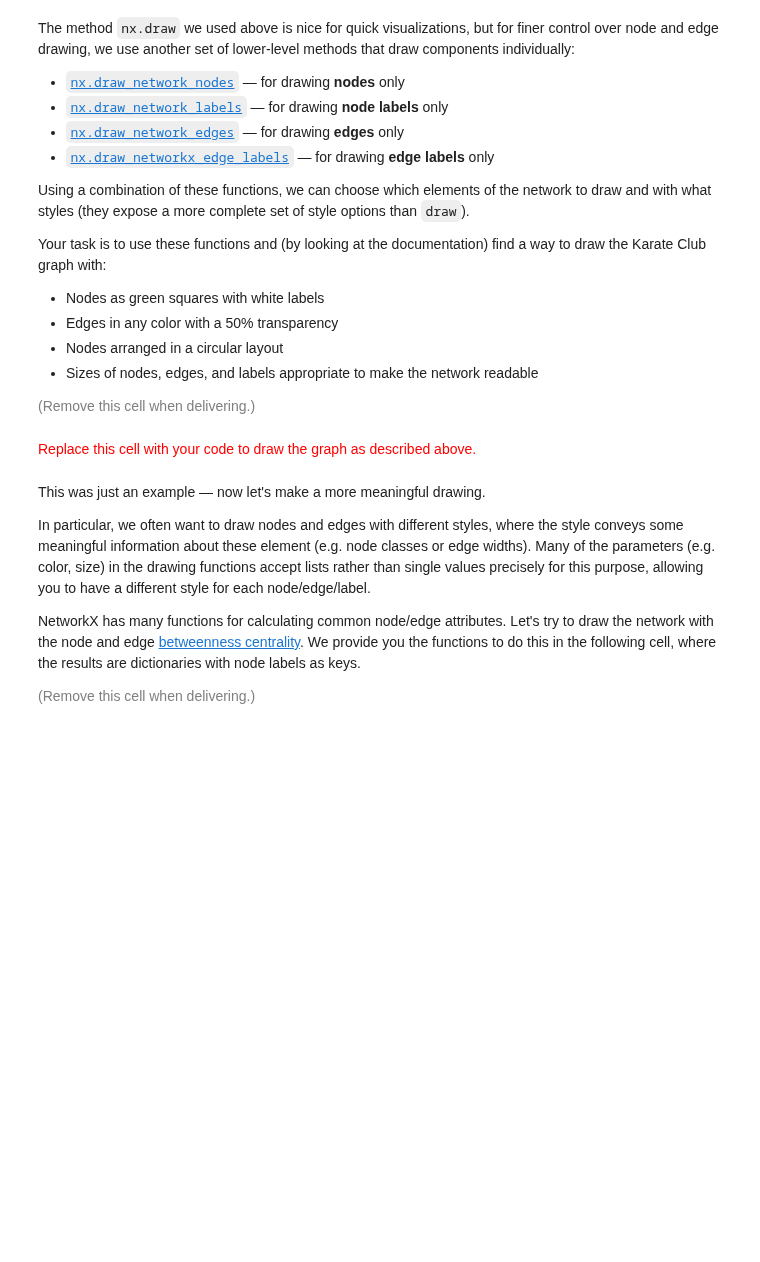
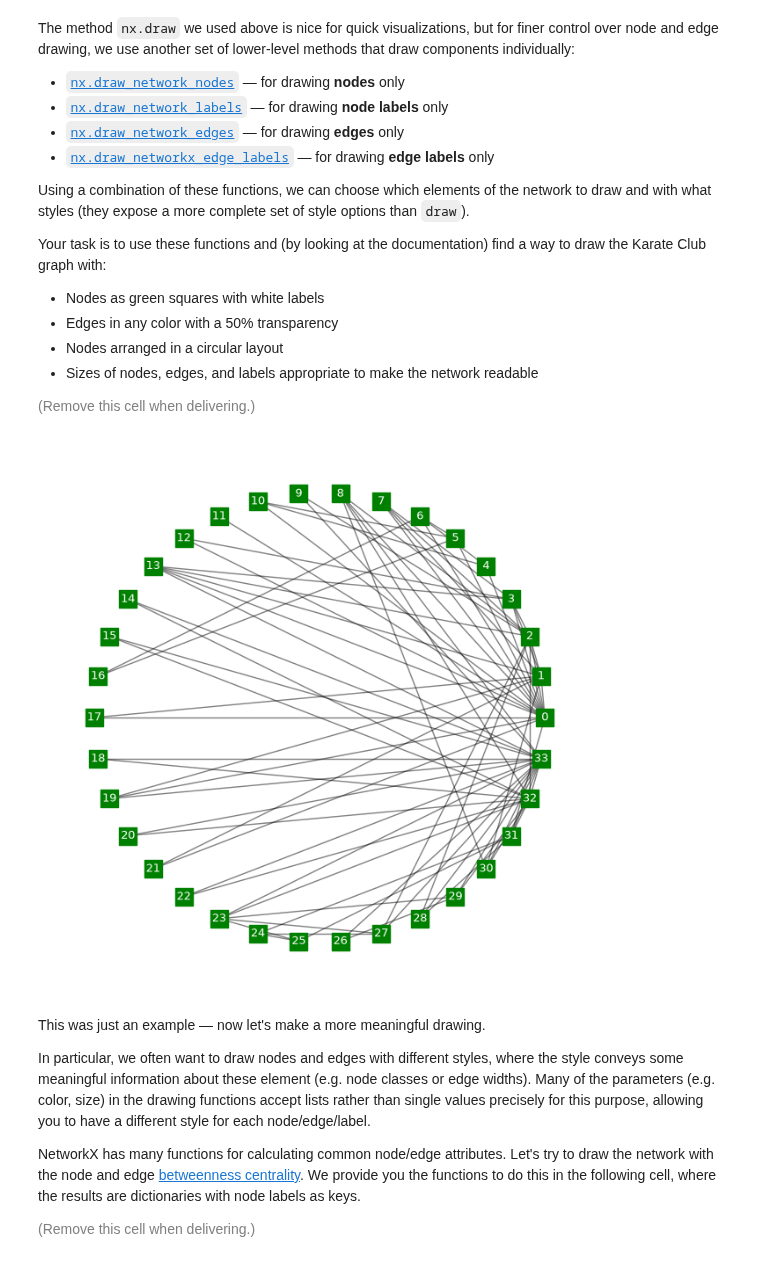
Before and after one commit to polroviraalm/networks-science-course, a Jupyter notebook: practicum/ps01-networkx-pandas-2026 enunciat.ipynb, the cells around one changed output. Saved outputs shown, nothing was run; the diff lists cells and outputs as text; code cells hidden in the pictures; blank space fills up the shorter version.

```diff
--- a/practicum/ps01-networkx-pandas-2026 enunciat.ipynb
+++ b/practicum/ps01-networkx-pandas-2026 enunciat.ipynb
@@ -156,8 +156,24 @@ Your task is to use these functions and (by looking at the documentation) find a
 - Sizes of nodes, edges, and labels appropriate to make the network readable
 
 <font size="-1" color="gray">(Remove this cell when delivering.)</font>
-# %% [markdown]
-<font size="+1" color="red">Replace this cell with your code to draw the graph as described above.</font>
+# %%
+G = nx.karate_club_graph()          # Versió del Karate Club que ja ve dins NetworkX (no cal fitxer)
+pos = nx.circular_layout(G)         # Layout circular: tots els nodes repartits en un cercle
+plt.figure(figsize=(8, 8))          # Crea una figura de 8x8 polzades (mida del quadre del dibuix)
+
+nx.draw_networkx_edges(G, pos, alpha=0.5, width=1)
+# Dibuixa NOMÉS les arestes. alpha=0.5 les fa semitransparents; width=1 és el gruix
+
+nx.draw_networkx_nodes(G, pos, node_shape="s", node_color="green", node_size=200)
+# Dibuixa NOMÉS els nodes. node_shape="s" = quadrat (square); 'o' seria cercle, '^' triangle
+
+nx.draw_networkx_labels(G, pos, font_color="white", font_size=9)
+# Dibuixa NOMÉS les etiquetes (els números). Blanques perquè es vegin sobre el verd
+
+plt.axis("off")   # Amaga els eixos x/y (en un graf no tenen sentit)
+plt.show()        # Mostra la figura
+# %% [output]
+[figure, added]
 # %% [markdown]
 This was just an example — now let's make a more meaningful drawing.
 
```
Also changed, not shown: parts of 29 cells of this notebook.
